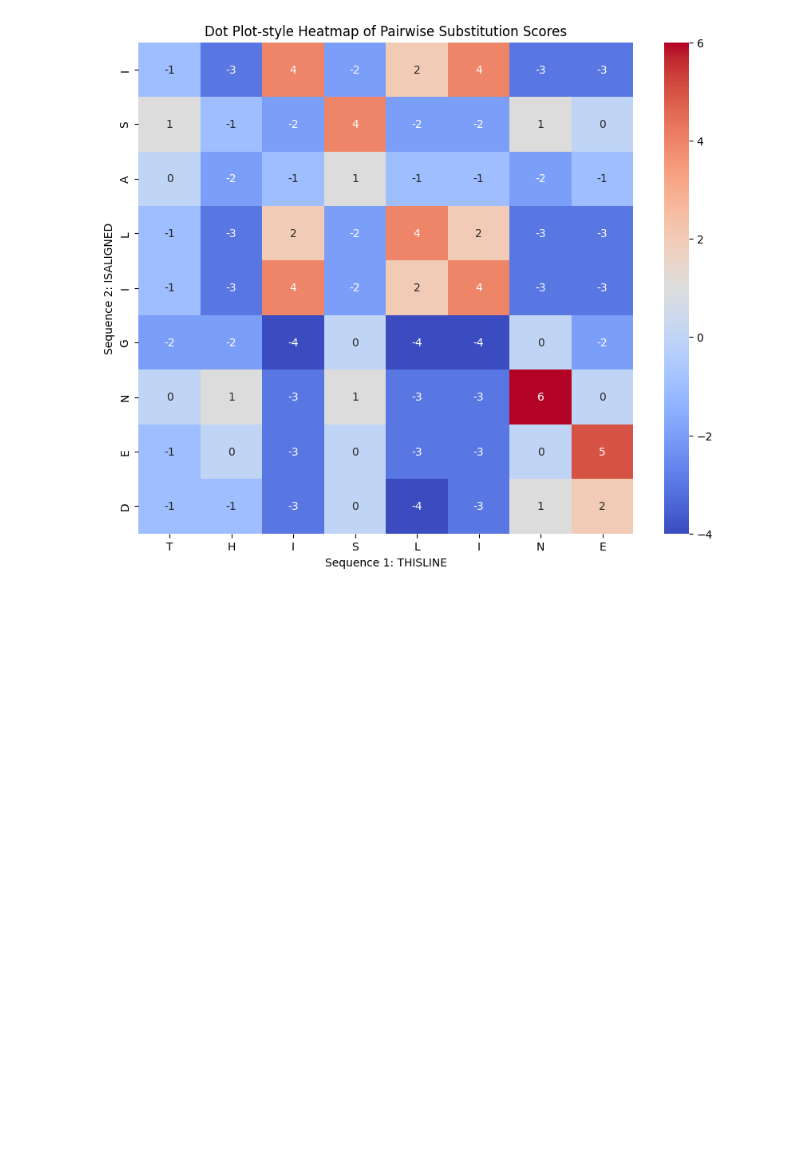
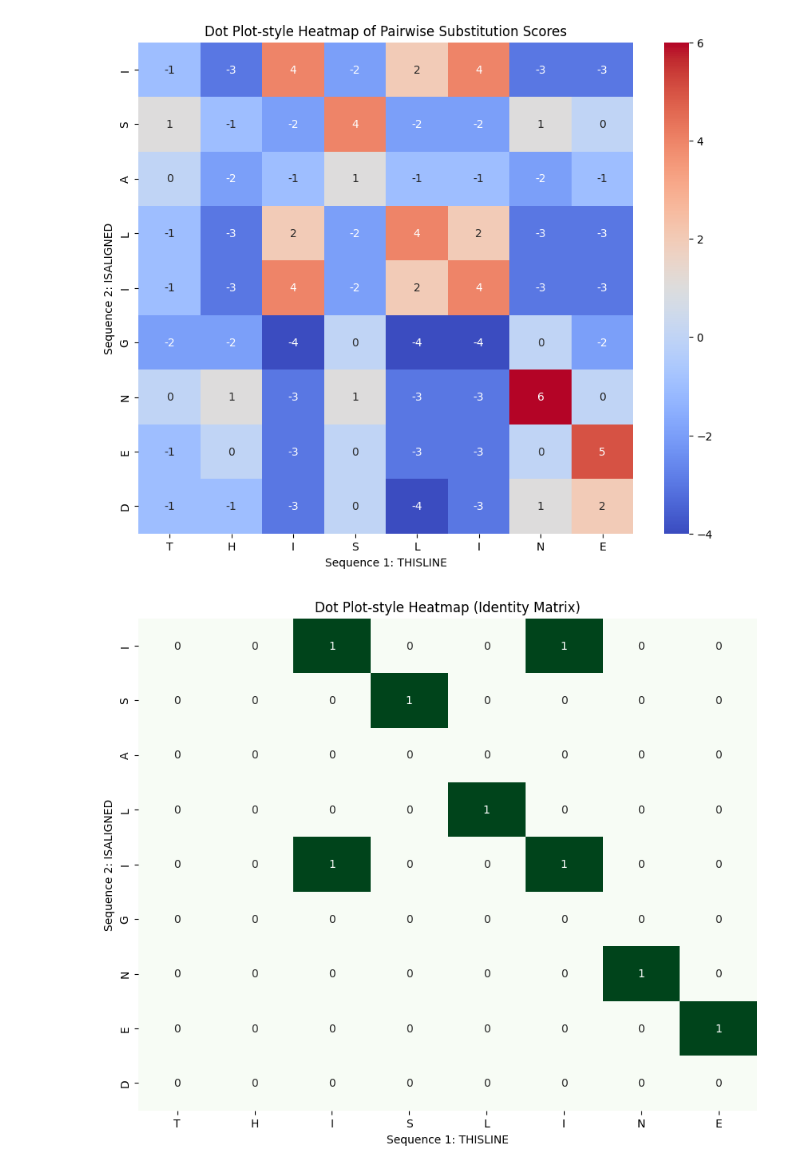
Before and after one commit to RobBurnap/Bioinformatics-MICR4203-MICR5203, a Jupyter notebook: notebooks/Pairwise-Alignment_v1.ipynb, the cells around one changed output. Cells and saved outputs as stored; diff of their text form; code cells hidden in the pictures; blank space fills up the shorter version.

```diff
--- a/notebooks/Pairwise-Alignment_v1.ipynb
+++ b/notebooks/Pairwise-Alignment_v1.ipynb
@@ -194,3 +194,33 @@ plot_dotplot_heatmap(seq1.replace("-", ""), seq2.replace("-", ""), substitution_
 # - What does the plot suggest about sequence similarity?
 # %% [output]
 [figure]
+# %%
+# 📊 Step 6B: Identity Matrix Dot Plot
+# ------------------------------------
+def plot_identity_heatmap(seq1, seq2):
+    matrix = np.zeros((len(seq2), len(seq1)))
+    for i, a in enumerate(seq2):
+        for j, b in enumerate(seq1):
+            matrix[i, j] = 1 if a.upper() == b.upper() else 0
+
+    plt.figure(figsize=(10, 8))
+    sns.heatmap(matrix, annot=True, cmap="Greens", xticklabels=list(seq1), yticklabels=list(seq2), cbar=False)
+    plt.xlabel("Sequence 1: {}".format(seq1))
+    plt.ylabel("Sequence 2: {}".format(seq2))
+    plt.title("Dot Plot-style Heatmap (Identity Matrix)")
+    plt.show()
+
+plot_identity_heatmap(seq1.replace("-", ""), seq2.replace("-", ""))
+
+# 📚 Student Exercises:
+# 1. Try scoring different pairs of sequences with gap variations.
+# 2. Modify gap_open and gap_extend, see how alignment changes.
+# 3. Compare scoring using BLOSUM62 vs. PAM250.
+# 4. Visualize both identity and substitution score matrices.
+
+# 💬 Reflection:
+# - Where are the exact matches located in the identity matrix?
+# - How does the identity matrix compare visually to the substitution matrix heatmap?
+# - How would using identity scoring affect BLAST or alignment results?
+# %% [output]
+[figure, added]
```
Also changed, not shown: parts of 1 cell of this notebook.
